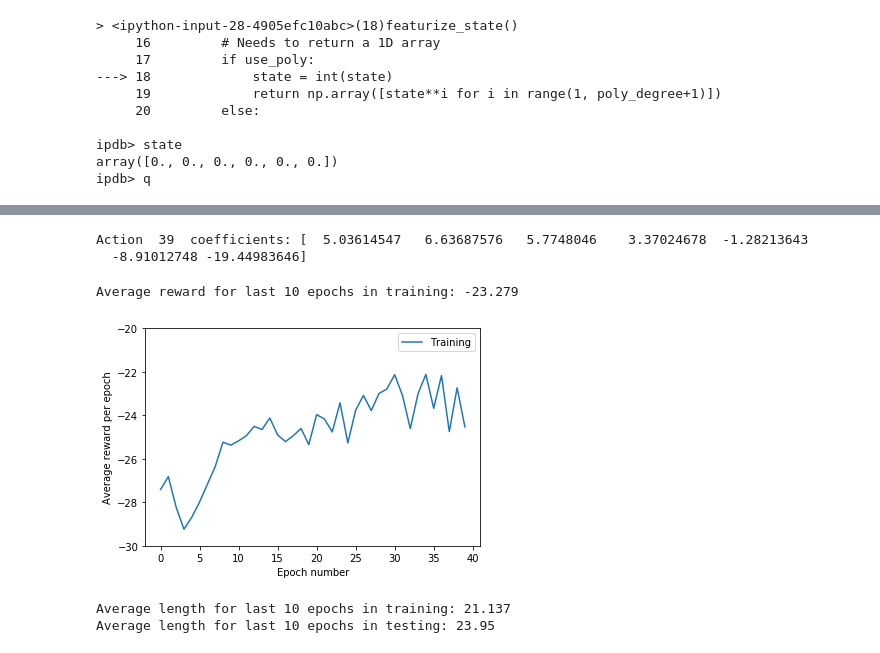
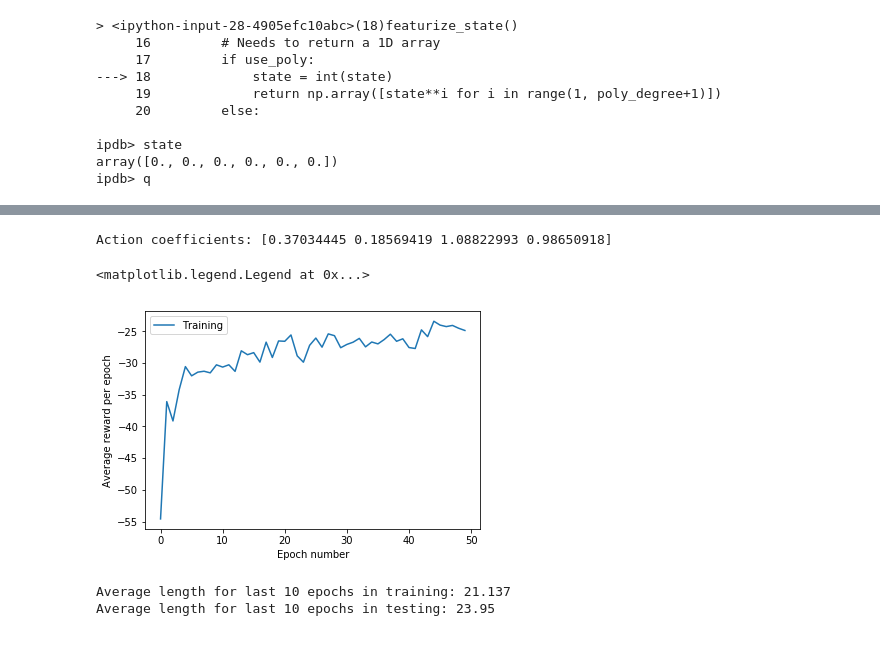
Before and after one commit to akkashk/RL_Project, a Jupyter notebook: SAT_Solving/TD/SGD_Faster-TrainTest-NewActionSpace-Linear.ipynb, the cells around one changed output, grey strips where cells are left out. Cells and saved outputs as stored; diff of their text form; code cells hidden in the pictures.

```diff
--- a/SAT_Solving/TD/SGD_Faster-TrainTest-NewActionSpace-Linear.ipynb
+++ b/SAT_Solving/TD/SGD_Faster-TrainTest-NewActionSpace-Linear.ipynb
@@ -961,8 +721,18 @@ estimator.model.get_weights()
 # with open('SATLIB_50.pickle', 'rb') as fin:
 #         episode_reward_train, episode_length_train, estimator, episode_reward_test, episode_length_test, episode_reward_rand, episode_length_rand = pickle.load(fin)
 
-with open('CNFGEN_20_40epochs_new_action_top4Metrics.pickle', 'rb') as fin:
-        episode_reward_train, episode_length_train, estimator, episode_reward_test, episode_length_test, episode_actions, episode_reward_rand, episode_length_rand, episode_actions_rand = pickle.load(fin)
+# with open('NewActionSpace/CNFGEN_20_40epochs_new_action_top4Metrics.pickle', 'rb') as fin:
+#         episode_reward_train, episode_length_train, estimator, episode_reward_test, episode_length_test, episode_actions, episode_reward_rand, episode_length_rand, episode_actions_rand = pickle.load(fin)
+
+# with open('NewActionSpace/CNFGEN_20_40epochs_new_action_top4Metrics_allValidQ.pickle', 'rb') as fin:
+#         episode_reward_train2, episode_length_train, estimator, episode_reward_test2, episode_length_test2, episode_actions, episode_reward_rand, episode_length_rand, episode_actions_rand = pickle.load(fin)
+
+# with open('NewActionSpace/CNFGEN_20_40epochs_new_action_top4Metrics_policyValidQ.pickle', 'rb') as fin:
+#         episode_reward_train3, episode_length_train, estimator, episode_reward_test3, episode_length_test3, episode_actions, episode_reward_rand, episode_length_rand, episode_actions_rand = pickle.load(fin)
+
+
+with open('CNFGEN_20_50epochs_new_action_Linear.pickle', 'rb') as fin:
+    episode_reward_train, episode_length_train, episode_reward_test, episode_length_test, episode_actions, episode_reward_rand, episode_length_rand, episode_actions_rand = pickle.load(fin)
 # %%
 print("Learnt policy")
 print(episode_reward_test, episode_length_test)
@@ -986,29 +757,42 @@ Random policy
 # %%
-print("Action ", i, " coefficients:", estimator.model.coef_)
+# print("Action coefficients:", estimator.model.coef_)
 # %% [output]
-Action  39  coefficients: [  5.03614547   6.63687576   5.7748046    3.37024678  -1.28213643
-  -8.91012748 -19.44983646]
+Action coefficients: [0.37034445 0.18569419 1.08822993 0.98650918]
 # %%
 plt.plot(episode_reward_train[1:], label='Training')
+# plt.plot(episode_reward_train2[1:], label='Max over available actions')
+# plt.plot(episode_reward_train3[1:], label='Max over all actions')
+
 # plt.plot(episode_reward_test, label='Testing')
 # plt.plot(episode_reward_rand, label='Testing rand')
 
 plt.xlabel('Epoch number')
 plt.ylabel('Average reward per epoch')
-plt.ylim(-30, -20)
+# plt.ylim(-30, -20)
 plt.legend()
 
-last_n = 10
-train_avg = np.mean(np.array(episode_reward_train)[-last_n:])
+# last_n = 10
+# train_avg = np.mean(np.array(episode_reward_train)[-last_n:])
+# print("Average reward for last", last_n, "epochs in training:", round(train_avg, 3))
+
+# train_avg = np.mean(np.array(episode_reward_train2)[-last_n:])
+# print("Average reward for last", last_n, "epochs in training:", round(train_avg, 3))
+
+# train_avg = np.mean(np.array(episode_reward_train3)[-last_n:])
+# print("Average reward for last", last_n, "epochs in training:", round(train_avg, 3))
+
 # test_avg = np.mean(np.array(episode_reward_test)[-last_n:])
+# print("Average reward for last", last_n, "epochs in testing:", round(test_avg, 3))
+
 # rand_avg = np.mean(np.array(episode_reward_rand)[-last_n:])
+# print("Average reward for last", last_n, "epochs in testing random policy:", round(rand_avg, 3))
 
-print("Average reward for last", last_n, "epochs in training:", round(train_avg, 3))
-# print("Average reward for last", last_n, "epochs in testing:", round(test_avg, 3))
-# print("Average reward for last", last_n, "epochs in testing random policy:", round(rand_avg, 3))
+# from matplotlib2tikz import save as tikz_save
+
+# tikz_save('training_action_updates.tikz', figureheight='\\figureheight', figurewidth='\\figurewidth')
 # %% [output]
-Average reward for last 10 epochs in training: -23.279
+<matplotlib.legend.Legend at 0x...>
-[figure, old version]
+[figure, new version]
 # %%
 plt.plot(episode_length_train, label='Training')
 plt.plot(episode_length_test, label='Testing')
```
Also changed, not shown: parts of 7 cells of this notebook, 32 other files.
